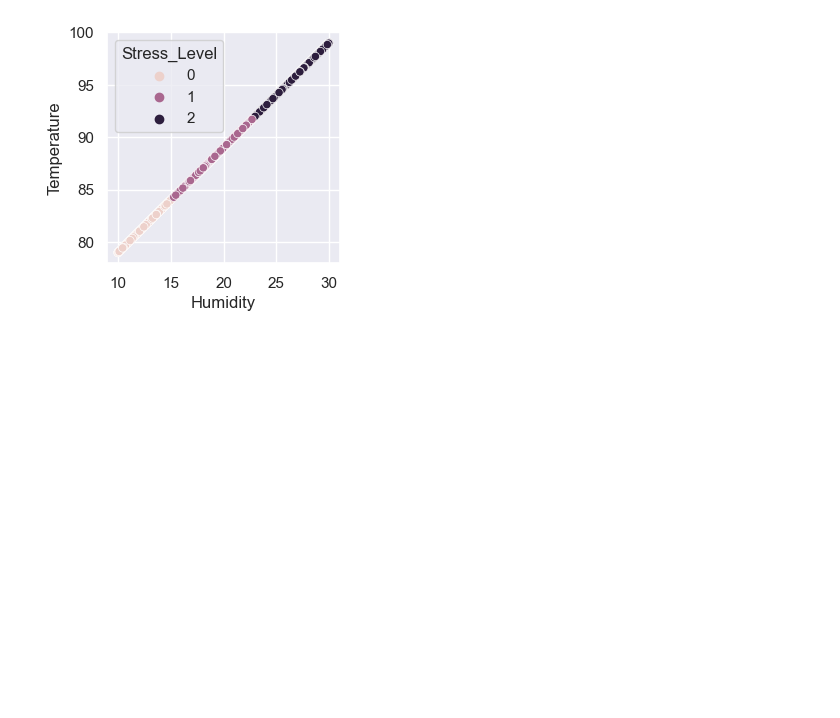
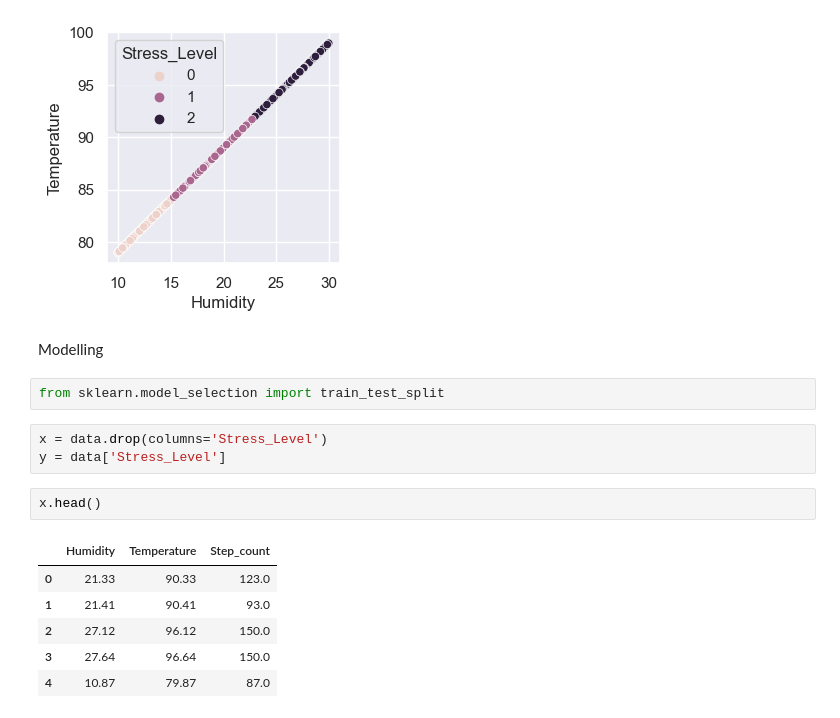
Before and after one commit to nadeap/Stress-Level-Detection, a Jupyter notebook: stress level detection.ipynb, the cells around one changed output. Saved outputs shown, nothing was run; the diff lists cells and outputs as text; blank space fills up the shorter version.

```diff
--- a/stress level detection.ipynb
+++ b/stress level detection.ipynb
@@ -169,3 +169,19 @@ sns.scatterplot(x='Humidity',y='Temperature',hue='Stress_Level',data=data)
 plt.show()
 # %% [output]
 [figure]
+# %% [markdown]
+Modelling
+# %%
+from sklearn.model_selection import train_test_split
+# %%
+x = data.drop(columns='Stress_Level')
+y = data['Stress_Level']
+# %%
+x.head()
+# %% [output]
+|  | Humidity | Temperature | Step_count |
+| 0 | 21.33 | 90.33 | 123.0 |
+| 1 | 21.41 | 90.41 | 93.0 |
+| 2 | 27.12 | 96.12 | 150.0 |
+| 3 | 27.64 | 96.64 | 150.0 |
+| 4 | 10.87 | 79.87 | 87.0 |
```
